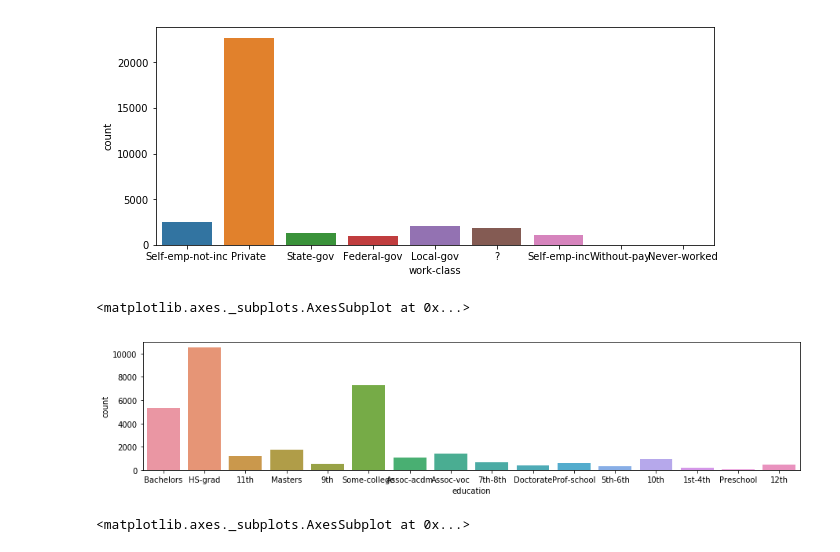
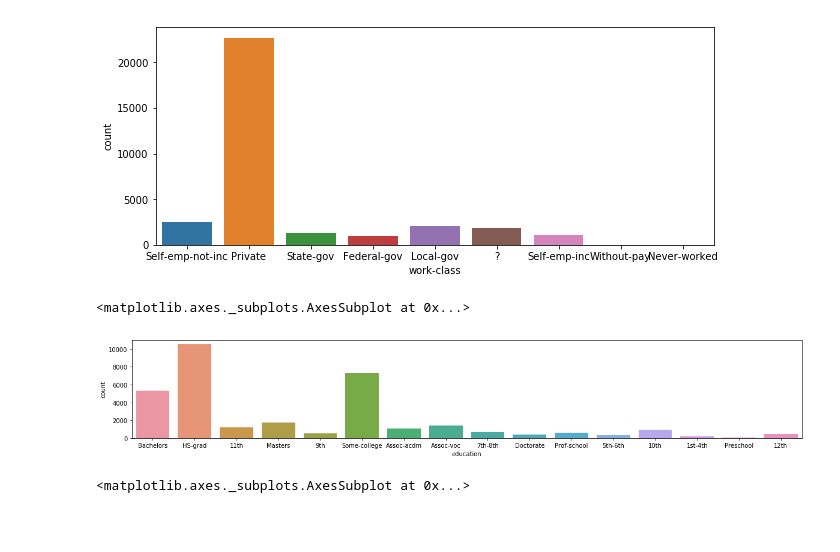
Before and after one commit to revathivijay/EDA-Census-Income-dataset, a Jupyter notebook: EDA-Copy1.ipynb, the cells around one changed output. Cells and saved outputs as stored; diff of their text form; code cells hidden in the pictures; blank space fills up the shorter version.

```diff
--- a/EDA-Copy1.ipynb
+++ b/EDA-Copy1.ipynb
@@ -173,11 +179,11 @@ sns.countplot(data=categorical_att, x='work-class')
 <matplotlib.axes._subplots.AxesSubplot at 0x...>
 [figure]
 # %%
-plt.figure(figsize=(15,3))
+plt.figure(figsize=(20,3))
 sns.countplot(data=categorical_att, x='education')
 # %% [output]
 <matplotlib.axes._subplots.AxesSubplot at 0x...>
-[figure, old version]
+[figure, new version]
 # %%
 plt.figure(figsize=(10,5))
 sns.countplot(data=categorical_att, x='marital-status')
```
Also changed, not shown: parts of 15 cells of this notebook.
